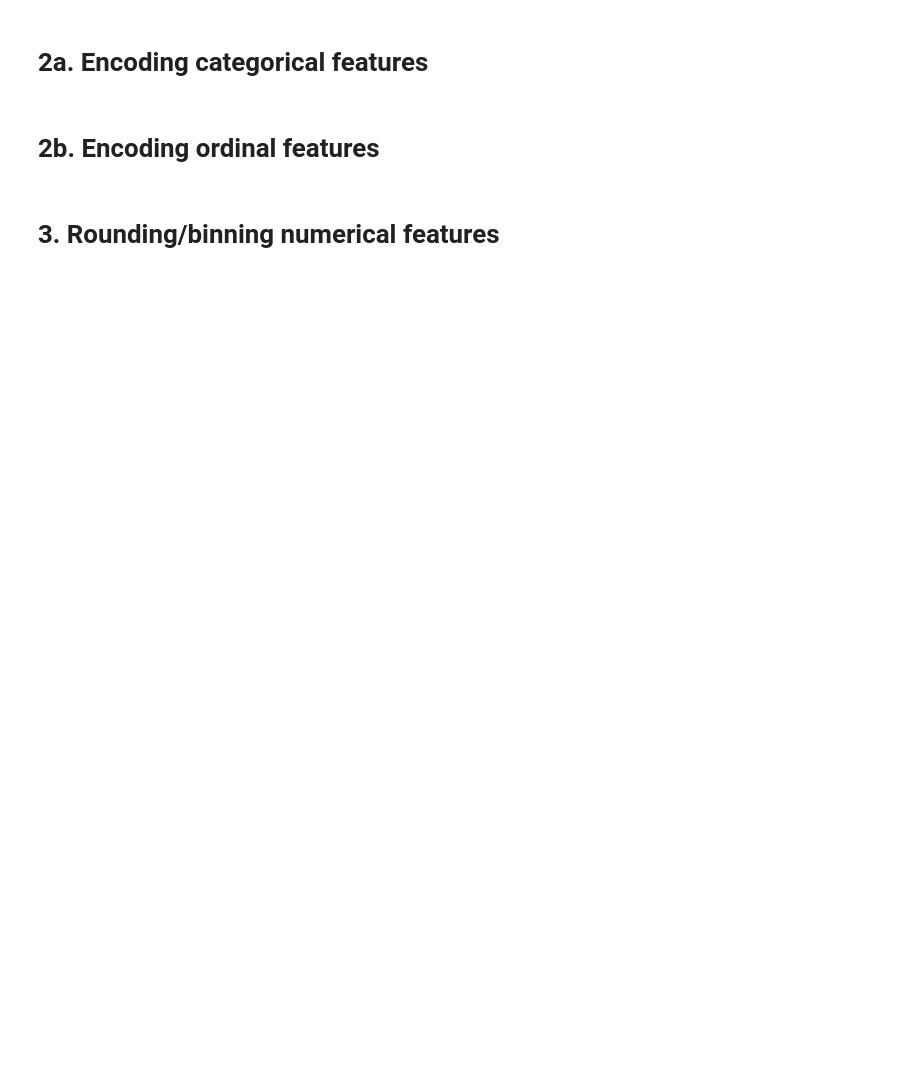
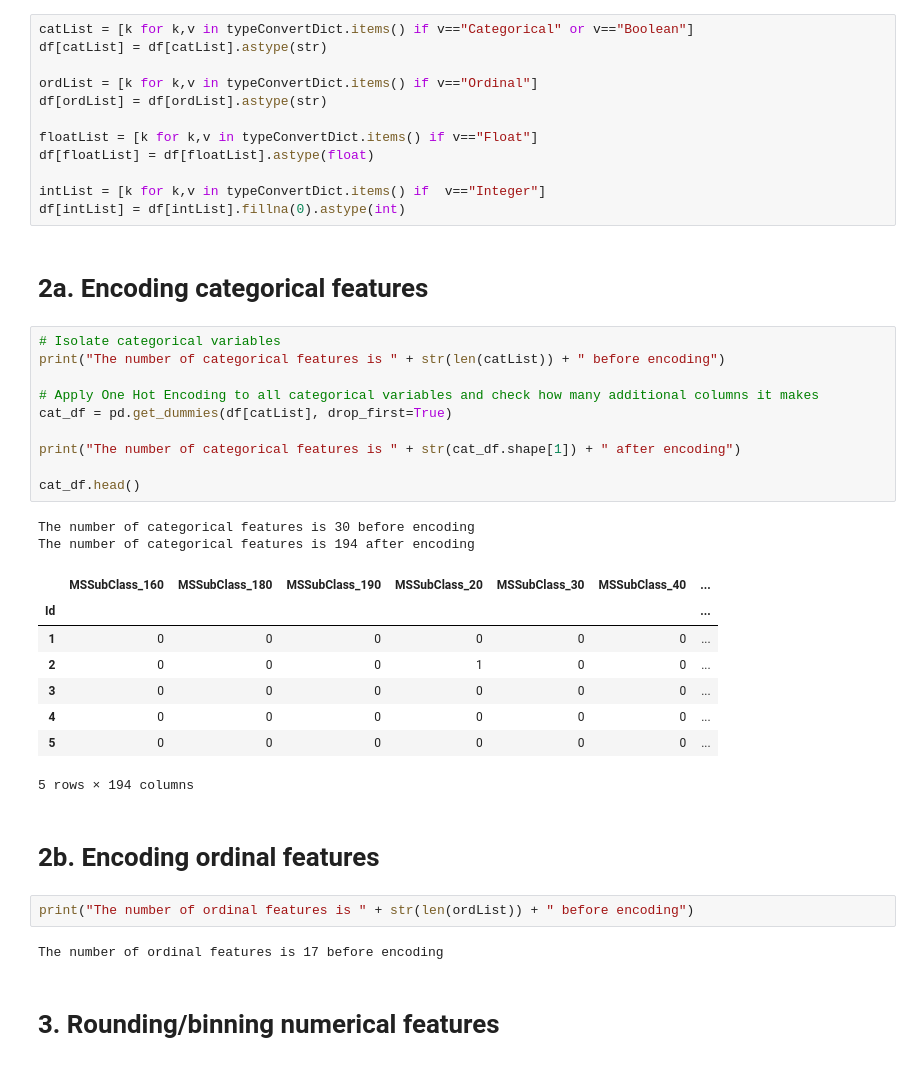
Before and after one commit to InterferencePattern/MST-housing-price-prediction, a Jupyter notebook: 1-FeatureEngineering_James.ipynb, the cells around one changed output. Drawn from its saved outputs; the diff is of its cells as text; blank space fills up the shorter version.

Commit message:
Converted all data types to reflect their true contents

```diff
--- a/1-FeatureEngineering_James.ipynb
+++ b/1-FeatureEngineering_James.ipynb
@@ -113,6 +113,43 @@ ptitle = plt.title('Housing Prices in Dataset')
+# %%
+catList = [k for k,v in typeConvertDict.items() if v=="Categorical" or v=="Boolean"]
+df[catList] = df[catList].astype(str)
+
+ordList = [k for k,v in typeConvertDict.items() if v=="Ordinal"]
+df[ordList] = df[ordList].astype(str)
+
+floatList = [k for k,v in typeConvertDict.items() if v=="Float"]
+df[floatList] = df[floatList].astype(float)
+
+intList = [k for k,v in typeConvertDict.items() if  v=="Integer"]
+df[intList] = df[intList].fillna(0).astype(int)
 # %% [markdown]
 # 2a. Encoding categorical features
+# %%
+# Isolate categorical variables
+print("The number of categorical features is " + str(len(catList)) + " before encoding")
+
+# Apply One Hot Encoding to all categorical variables and check how many additional columns it makes
+cat_df = pd.get_dummies(df[catList], drop_first=True)
+
+print("The number of categorical features is " + str(cat_df.shape[1]) + " after encoding")
+
+cat_df.head()
+# %% [output]
+The number of categorical features is 30 before encoding
+The number of categorical features is 194 after encoding
+|  | MSSubClass_160 | MSSubClass_180 | MSSubClass_190 | MSSubClass_20 | MSSubClass_30 | MSSubClass_40 | ... |
+| Id |  |  |  |  |  |  | ... |
+| 1 | 0 | 0 | 0 | 0 | 0 | 0 | ... |
+| 2 | 0 | 0 | 0 | 1 | 0 | 0 | ... |
+| 3 | 0 | 0 | 0 | 0 | 0 | 0 | ... |
+| 4 | 0 | 0 | 0 | 0 | 0 | 0 | ... |
+| 5 | 0 | 0 | 0 | 0 | 0 | 0 | ... |
+5 rows × 194 columns
 # %% [markdown]
 # 2b. Encoding ordinal features
+# %%
+print("The number of ordinal features is " + str(len(ordList)) + " before encoding")
+# %% [output]
+The number of ordinal features is 17 before encoding
 # %% [markdown]
 # 3. Rounding/binning numerical features
```
Also changed, not shown: parts of 5 cells of this notebook.
